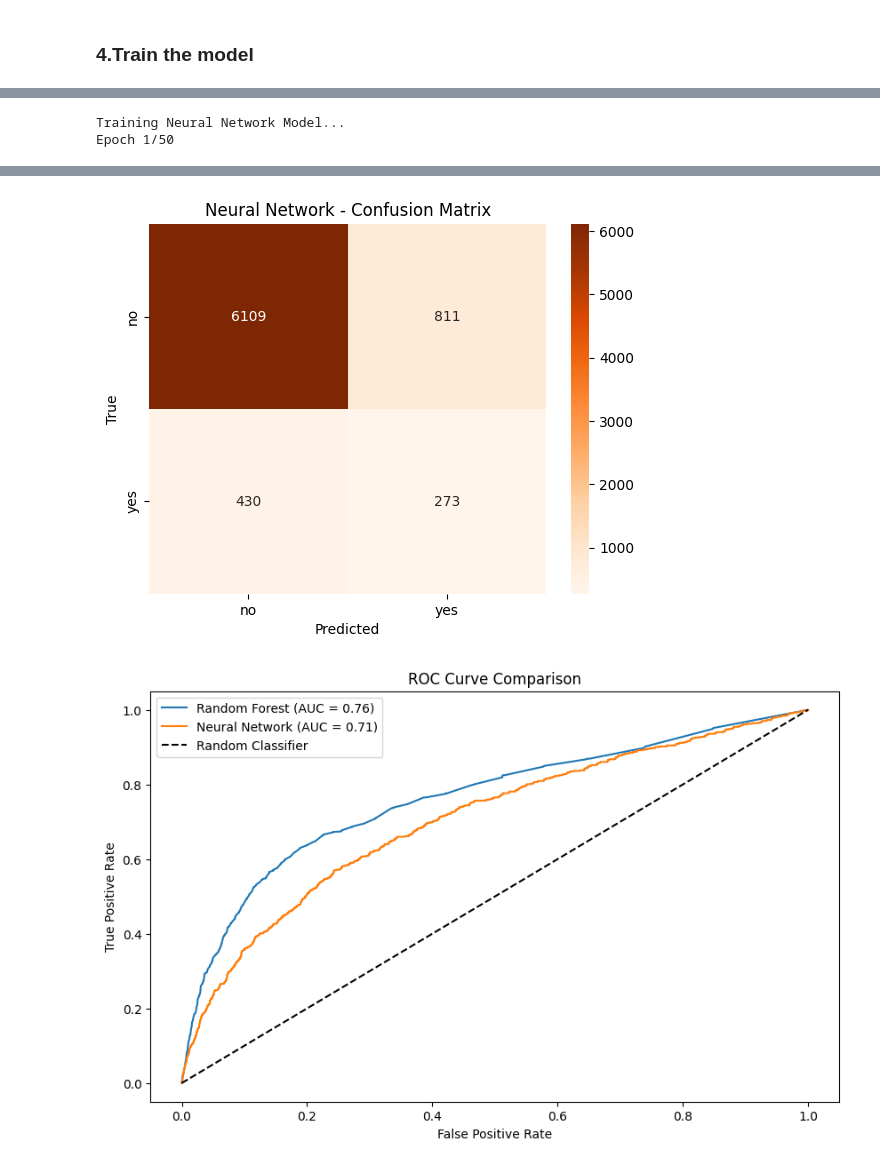
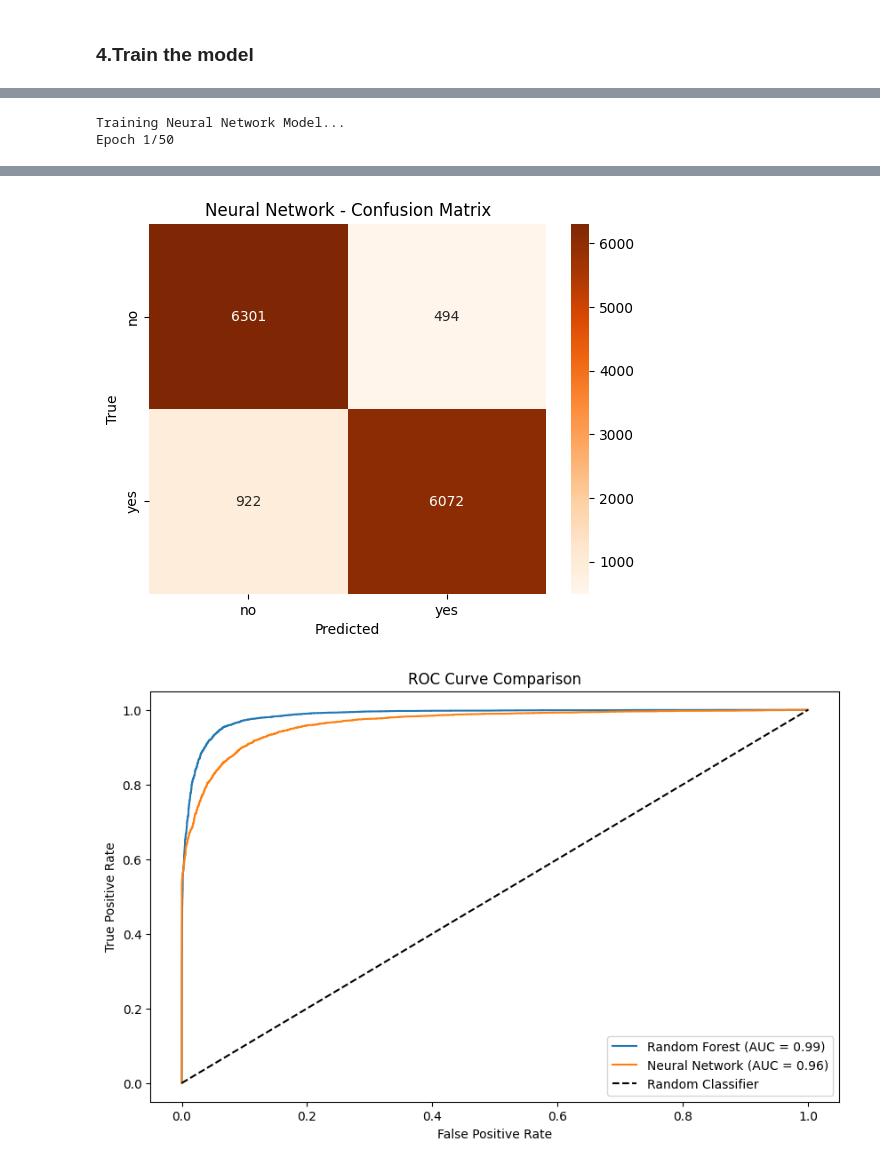
Before and after one commit to Shaithra2107/Bank-Marketing-Prediction-, a Jupyter notebook: Bank_Marketing_Prediction.ipynb, the cells around one changed output, grey strips where cells are left out. Saved outputs shown, nothing was run; the diff lists cells and outputs as text; code cells hidden in the pictures.

Commit message:
Visualizations

```diff
--- a/Bank_Marketing_Prediction.ipynb
+++ b/Bank_Marketing_Prediction.ipynb
@@ -510,0 +290,17 @@ Name: count, dtype: int64
+# %%
+# Step 7: Handle 'unknown' values in categorical columns
+for col in categorical_cols:
+    unknown_count = (data_cleaned[col] == 'unknown').sum()
+    total_count = len(data_cleaned)
+    print(f"\nProcessing column: {col}")
+    print(f"  'unknown' values: {unknown_count} out of {total_count} ({(unknown_count / total_count) * 100:.2f}%)")
+
+    if unknown_count / total_count > 0.05:
+        print(f"  Retaining 'unknown' as a separate category for {col}.")
+    else:
+        data_cleaned[col] = data_cleaned[col].replace('unknown', np.nan)
+        imputer = SimpleImputer(strategy='most_frequent')
+        data_cleaned[col] = imputer.fit_transform(data_cleaned[[col]]).ravel()
+        print(f"  Replaced 'unknown' values with most frequent value.")
+
+print("\nProcessed 'unknown' values in categorical columns.")
@@ -825,34 +1045,36 @@ Neural Network ROC-AUC Score: 0.7609395527645678
 # %%
 # Import necessary libraries
 from sklearn.model_selection import train_test_split
-from imblearn.over_sampling import SMOTE
+from imblearn.combine import SMOTETomek
 from sklearn.ensemble import RandomForestClassifier
 from sklearn.metrics import classification_report, roc_auc_score, confusion_matrix, roc_curve
 from tensorflow.keras.models import Sequential
-from tensorflow.keras.layers import Dense
+from tensorflow.keras.layers import Dense, Dropout
 from tensorflow.keras.optimizers import Adam
 import matplotlib.pyplot as plt
 import seaborn as sns
 import pandas as pd
 
+# Step 1: Combine the features and target before balancing
+data_combined = data_cleaned.copy()
+data_combined['target'] = target_encoded
 
-
-# Step 1: Split the original dataset into training and testing sets
-X_train, X_test, y_train, y_test = train_test_split(
-    data_cleaned, target_encoded, test_size=0.2, random_state=42
-)
-
-# Step 2: Apply SMOTE to balance the training set only
-smote = SMOTE(random_state=42)
-X_train_resampled, y_train_resampled = smote.fit_resample(X_train, y_train)
+# Step 2: Apply SMOTE-Tomek to balance the entire dataset
+smote_tomek = SMOTETomek(random_state=42)
+X_resampled, y_resampled = smote_tomek.fit_resample(data_combined.drop(columns='target'), data_combined['target'])
 
 # Check class distribution after resampling
-print(f"Class distribution in the resampled training target: {pd.Series(y_train_resampled).value_counts()}")
+print(f"Class distribution in the resampled dataset: {pd.Series(y_resampled).value_counts()}")
+
+# Step 3: Split the resampled data into training and testing sets
+X_train, X_test, y_train, y_test = train_test_split(
+    X_resampled, y_resampled, test_size=0.2, random_state=42
+)
 
 # ** RANDOM FOREST MODEL ** #
 print("\nTraining Random Forest Model...")
-rf_model = RandomForestClassifier(n_estimators=100, random_state=42)
-rf_model.fit(X_train_resampled, y_train_resampled)
+rf_model = RandomForestClassifier(n_estimators=200, max_depth=20, random_state=42, class_weight='balanced')
+rf_model.fit(X_train, y_train)
 
 # Predictions and Evaluation
 rf_pred = rf_model.predict(X_test)
@@ -874,15 +1096,17 @@ plt.show()
 # ** NEURAL NETWORK MODEL ** #
 print("\nTraining Neural Network Model...")
 nn_model = Sequential([
-    Dense(64, activation='relu', input_shape=(X_train_resampled.shape[1],)),
-    Dense(32, activation='relu'),
+    Dense(128, activation='relu', input_shape=(X_train.shape[1],)),
+    Dropout(0.3),
+    Dense(64, activation='relu'),
+    Dropout(0.2),
     Dense(1, activation='sigmoid')  # Output layer for binary classification
 ])
 
 nn_model.compile(optimizer=Adam(learning_rate=0.001), loss='binary_crossentropy', metrics=['accuracy'])
 
 # Train the Neural Network
-nn_history = nn_model.fit(X_train_resampled, y_train_resampled, validation_data=(X_test, y_test), epochs=50, batch_size=32, verbose=2)
+nn_history = nn_model.fit(X_train, y_train, validation_data=(X_test, y_test), epochs=50, batch_size=32, verbose=2)
 
 # Predictions and Evaluation
 nn_pred_prob = nn_model.predict(X_test).flatten()
@@ -958,2 +1183,2 @@ Neural Network ROC-AUC Score: 0.70634512288376
-[figure, old version]
+[figure, new version]
-[figure, old version]
+[figure, new version]
```
Also changed, not shown: parts of 40 cells of this notebook.
